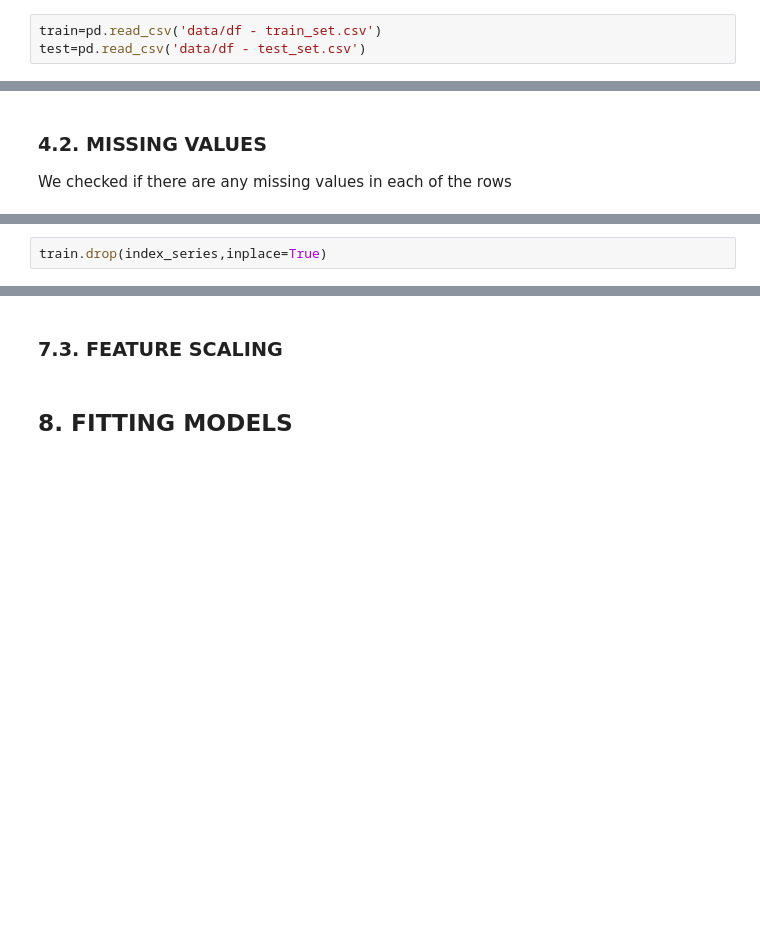
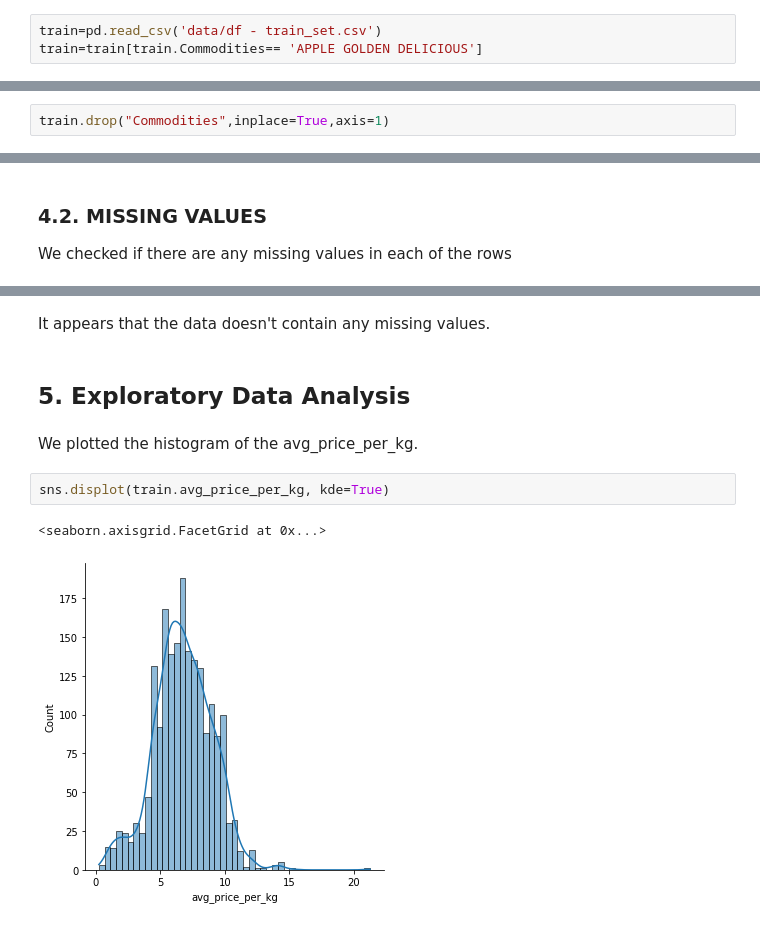
Before and after one commit to nkonyanihlulani/Team_7_regression, a Jupyter notebook: team_7.ipynb, the cells around one changed output, grey strips where cells are left out. Drawn from its saved outputs; the diff is of its cells as text; blank space fills up the shorter version.

Commit message:
Up to exploratory data analysis

```diff
--- a/team_7.ipynb
+++ b/team_7.ipynb
@@ -16,4 +14,4 @@ Matplotlib is building the font cache; this may take a moment.
 # %%
 train=pd.read_csv('data/df - train_set.csv')
-test=pd.read_csv('data/df - test_set.csv')
+train=train[train.Commodities== 'APPLE GOLDEN DELICIOUS']
 # %% [markdown]
@@ -24,3 +22,5 @@ We obtained the column names and their data types
+# %%
+train.drop("Commodities",inplace=True,axis=1)
 # %%
 train.info()
 # %% [output]
@@ -81,2 +66,0 @@ Int64Index([1020, 9229, 21118, 25585, 39119, 40637, 46425, 60891], dtype='int64'
-# %%
-train.drop(index_series,inplace=True)
@@ -99,4 +67,11 @@ train.drop(index_series,inplace=True)
-# %% [markdown]
-### **7.3. FEATURE SCALING**
-# %% [markdown]
-## **8. FITTING MODELS**
+# %% [markdown]
+It appears that the data doesn't contain any missing values.
+# %% [markdown]
+## **5. Exploratory Data Analysis**
+# %% [markdown]
+We plotted the histogram of the avg_price_per_kg.
+# %%
+sns.displot(train.avg_price_per_kg, kde=True)
+# %% [output]
+<seaborn.axisgrid.FacetGrid at 0x...>
+[figure, added]
```
Also changed, not shown: parts of 24 cells of this notebook.
